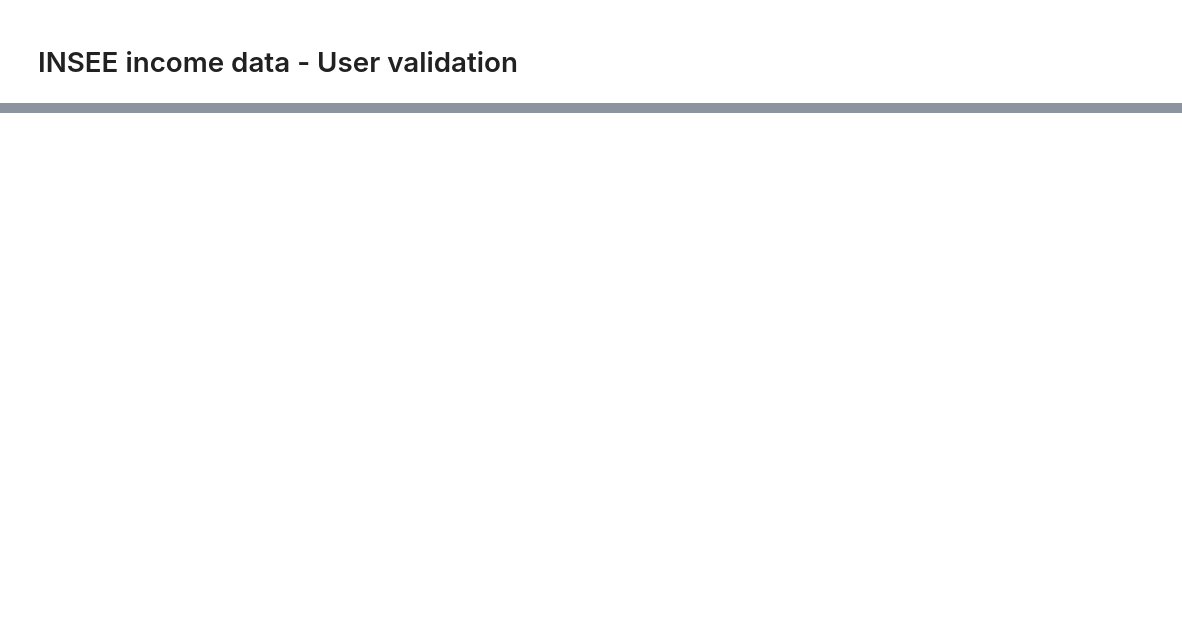
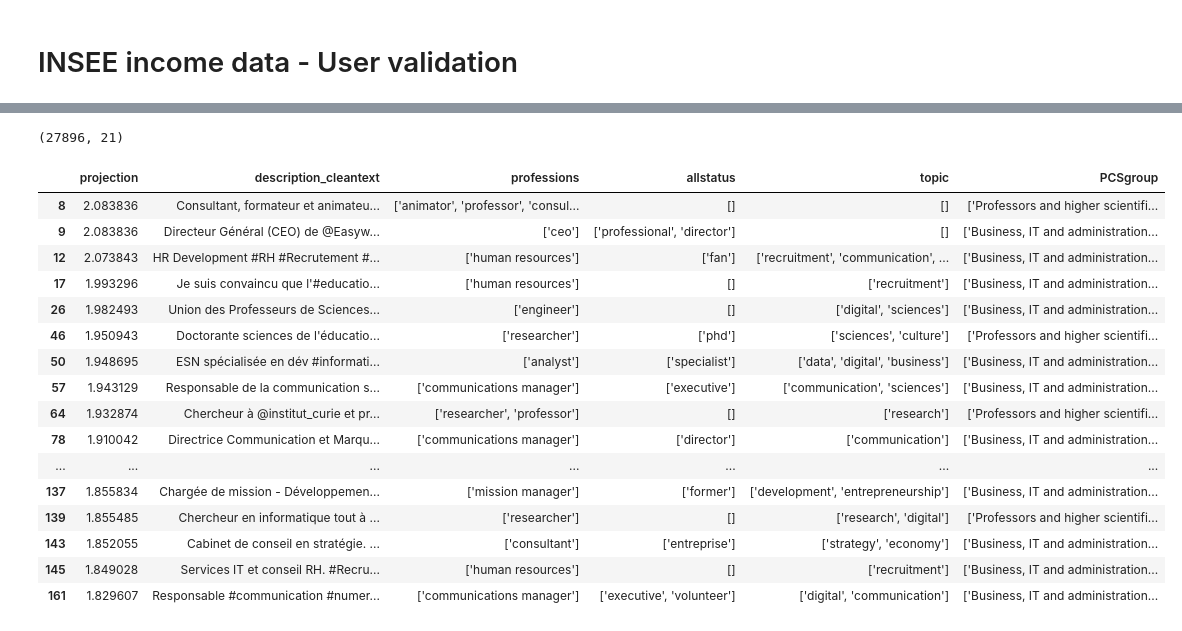
Before and after one commit to livtol99/Liv-Stage---FOCOS-Hand-Over, a Jupyter notebook: Code/Brand Validation/Income_val.ipynb, the cells around one changed output, grey strips where cells are left out. Drawn from its saved outputs; the diff is of its cells as text; code cells hidden in the pictures; blank space fills up the shorter version.

```diff
--- a/Code/Brand Validation/Income_val.ipynb
+++ b/Code/Brand Validation/Income_val.ipynb
@@ -12,0 +7,15 @@ ModuleNotFoundError: No module named 'twitter_profile_predictor'
+# %%
+# # Load the data
+
+# path = '/home/livtollanes/NewData/coordinates/dim_X/'
+# file = '/m1_dimx_users_bios.csv'
+# m1_bios = pd.read_csv(path+file, index_col=0)
+
+
+# If the job titles have already been collected
+path = '/home/livtollanes/NewData/professions/'
+file = 'm1_professions.csv'
+m1_bios = pd.read_csv(path+file, index_col=0)
+# %%
+pd.set_option('display.max_columns', None)
+m1_bios.head()
@@ -12,0 +50,30 @@ ModuleNotFoundError: No module named 'twitter_profile_predictor'
+# %%
+#Select only rows where professions is not an empty list
+m1_bios_professions = m1_bios[m1_bios['professions'].apply(lambda x: x != "[]")] #removing 87 183 rows
+# %%
+m1_bios_professions.shape #27896
+#m1_bios.shape #115 079
+# %% [output]
+(27896, 21)
+# %%
+pd.set_option('display.max_colwidth', None)
+columns = ['projection', 'description_cleantext', 'professions','allstatus', 'topic', 'PCSgroup']
+m1_bios_professions[columns].head(30)
+# %% [output]
+|  | projection | description_cleantext | professions | allstatus | topic | PCSgroup |
+| 8 | 2.083836 | Consultant, formateur et animateu... | ['animator', 'professor', 'consul... | [] | [] | ['Professors and higher scientifi... |
+| 9 | 2.083836 | Directeur Général (CEO) de @Easyw... | ['ceo'] | ['professional', 'director'] | [] | ['Business, IT and administration... |
+| 12 | 2.073843 | HR Development #RH #Recrutement #... | ['human resources'] | ['fan'] | ['recruitment', 'communication', ... | ['Business, IT and administration... |
+| 17 | 1.993296 | Je suis convaincu que l'#educatio... | ['human resources'] | [] | ['recruitment'] | ['Business, IT and administration... |
+| 26 | 1.982493 | Union des Professeurs de Sciences... | ['engineer'] | [] | ['digital', 'sciences'] | ['Business, IT and administration... |
+| 46 | 1.950943 | Doctorante sciences de l'éducatio... | ['researcher'] | ['phd'] | ['sciences', 'culture'] | ['Professors and higher scientifi... |
+| 50 | 1.948695 | ESN spécialisée en dév #informati... | ['analyst'] | ['specialist'] | ['data', 'digital', 'business'] | ['Business, IT and administration... |
+| 57 | 1.943129 | Responsable de la communication s... | ['communications manager'] | ['executive'] | ['communication', 'sciences'] | ['Business, IT and administration... |
+| 64 | 1.932874 | Chercheur à @institut_curie et pr... | ['researcher', 'professor'] | [] | ['research'] | ['Professors and higher scientifi... |
+| 78 | 1.910042 | Directrice Communication et Marqu... | ['communications manager'] | ['director'] | ['communication'] | ['Business, IT and administration... |
+| ... | ... | ... | ... | ... | ... | ... |
+| 137 | 1.855834 | Chargée de mission - Développemen... | ['mission manager'] | ['former'] | ['development', 'entrepreneurship'] | ['Business, IT and administration... |
+| 139 | 1.855485 | Chercheur en informatique tout à ... | ['researcher'] | [] | ['research', 'digital'] | ['Professors and higher scientifi... |
+| 143 | 1.852055 | Cabinet de conseil en stratégie. ... | ['consultant'] | ['entreprise'] | ['strategy', 'economy'] | ['Business, IT and administration... |
+| 145 | 1.849028 | Services IT et conseil RH. #Recru... | ['human resources'] | [] | ['recruitment'] | ['Business, IT and administration... |
+| 161 | 1.829607 | Responsable #communication #numer... | ['communications manager'] | ['executive', 'volunteer'] | ['digital', 'communication'] | ['Business, IT and administration... |
```
Also changed, not shown: parts of 11 cells of this notebook.
